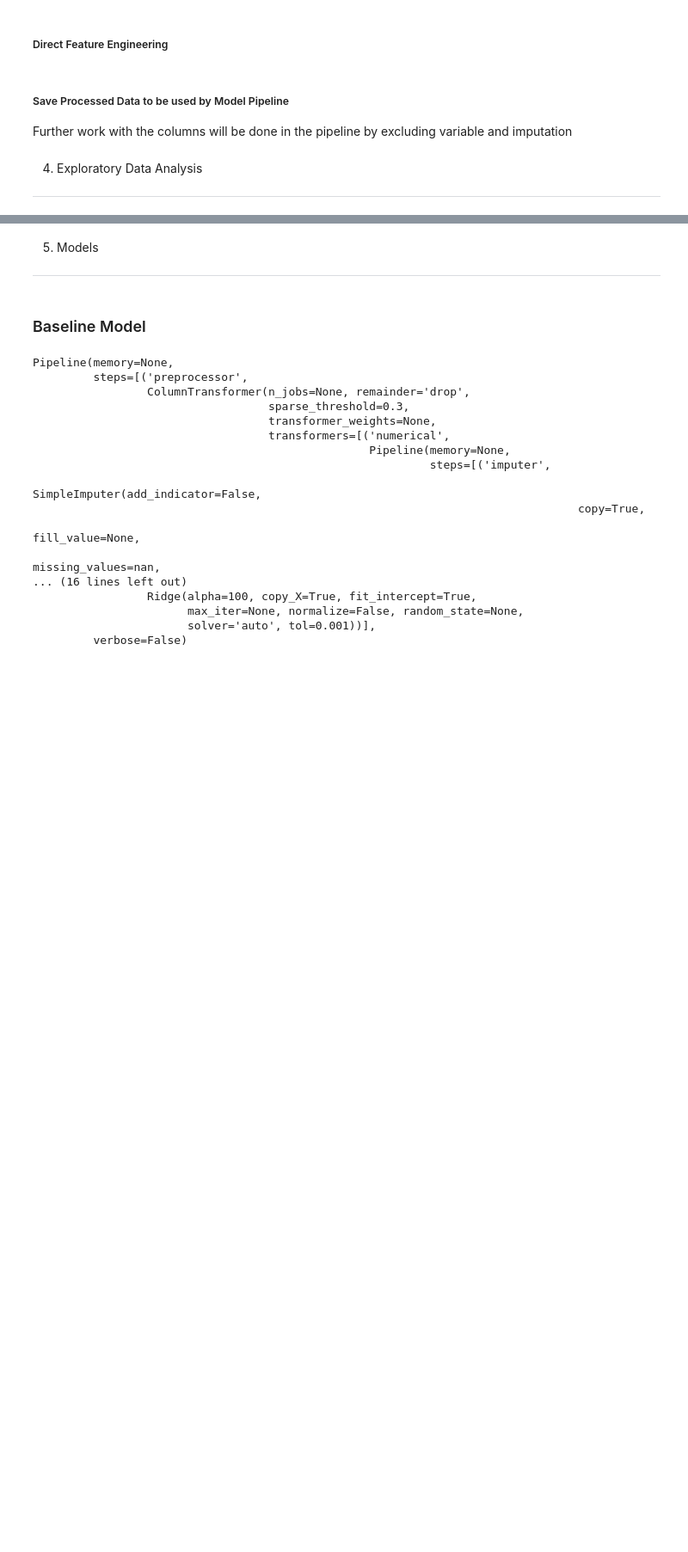
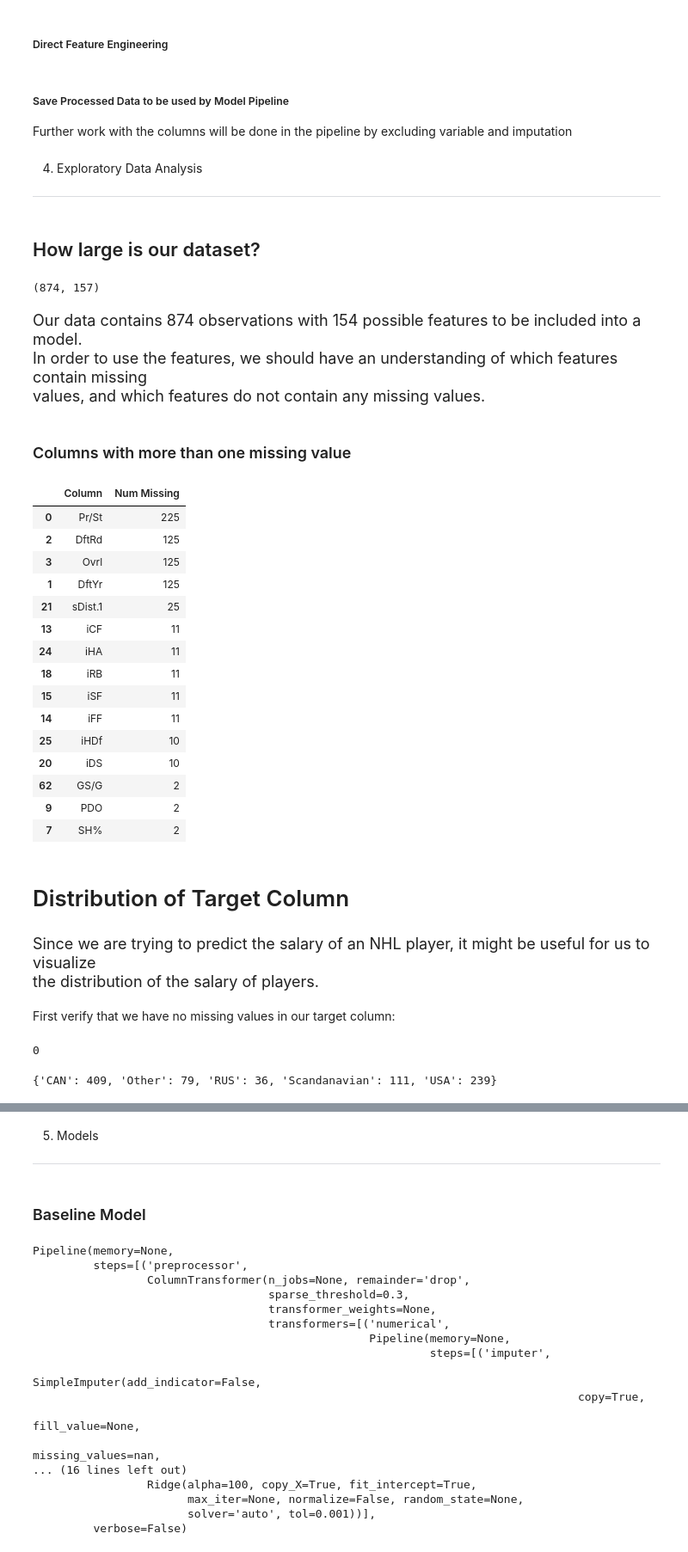
Before and after one commit to matthewcking312/NHLSalaryPrediction, a Jupyter notebook: The_Big_One_Final_Project_Notebook.ipynb, the cells around one changed output, grey strips where cells are left out. Shown at 86% size. Cells and saved outputs as stored; diff of their text form; code cells hidden in the pictures; blank space fills up the shorter version.

Commit message:
Merged EDA notebook and the primary notebook to include visualizations.

```diff
--- a/The_Big_One_Final_Project_Notebook.ipynb
+++ b/The_Big_One_Final_Project_Notebook.ipynb
@@ -90,3 +90,58 @@ Further work with the columns will be done in the pipeline by excluding variable
 # %% [markdown]
 4) Exploratory Data Analysis
 ----
+# %% [markdown]
+## How large is our dataset?
+# %%
+hockey.shape
+# %% [output]
+(874, 157)
+# %% [markdown]
+<span style='font-size:18px'>
+    Our data contains 874 observations with 154 possible features to be included into a model.<br>
+    In order to use the features, we should have an understanding of which features contain missing<br>
+    values, and which features do not contain any missing values.
+</span>
+# %% [markdown]
+### Columns with more than one missing value
+# %%
+missing = np.sum(hockey.isna())
+missing_df = pd.DataFrame()
+missing_df['Column'] = hockey.columns[missing > 0]
+missing_df['Num Missing'] = missing[missing > 0].values
+missing_df.sort_values('Num Missing', ascending=False).head(15)
+# %% [output]
+|  | Column | Num Missing |
+| 0 | Pr/St | 225 |
+| 2 | DftRd | 125 |
+| 3 | Ovrl | 125 |
+| 1 | DftYr | 125 |
+| 21 | sDist.1 | 25 |
+| 13 | iCF | 11 |
+| 24 | iHA | 11 |
+| 18 | iRB | 11 |
+| 15 | iSF | 11 |
+| 14 | iFF | 11 |
+| 25 | iHDf | 10 |
+| 20 | iDS | 10 |
+| 62 | GS/G | 2 |
+| 9 | PDO | 2 |
+| 7 | SH% | 2 |
+# %% [markdown]
+# Distribution of Target Column
+# %% [markdown]
+<span style='font-size:18px'>
+    Since we are trying to predict the salary of an NHL player, it might be useful for us to visualize<br>
+    the distribution of the salary of players.
+</span>
+# %% [markdown]
+First verify that we have no missing values in our target column:
+# %%
+sum(hockey.Salary.isna())
+# %% [output]
+0
+# %%
+unique, counts = np.unique(hockey.Nat, return_counts=True)
+dict(zip(unique, counts))
+# %% [output]
+{'CAN': 409, 'Other': 79, 'RUS': 36, 'Scandanavian': 111, 'USA': 239}
```
Also changed, not shown: parts of 43 cells of this notebook, 1 other file.
